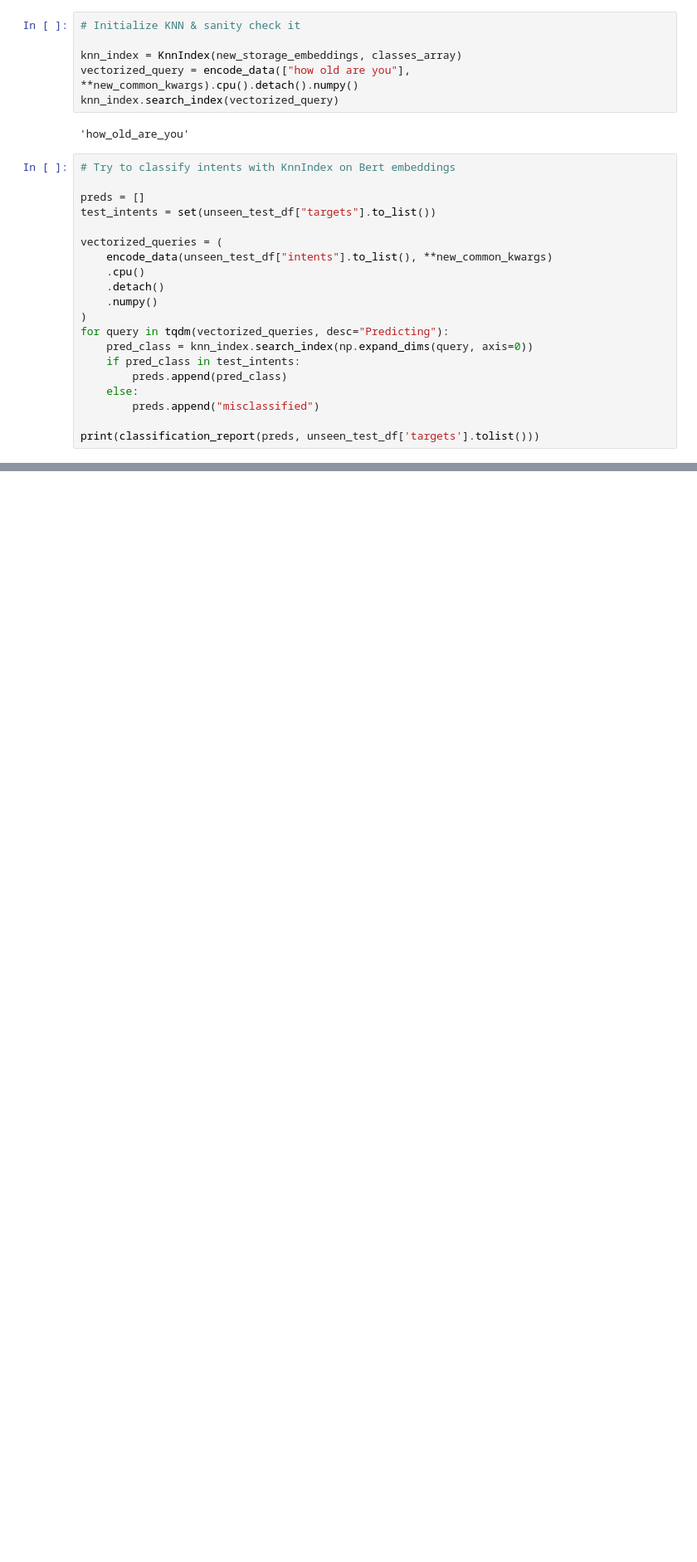
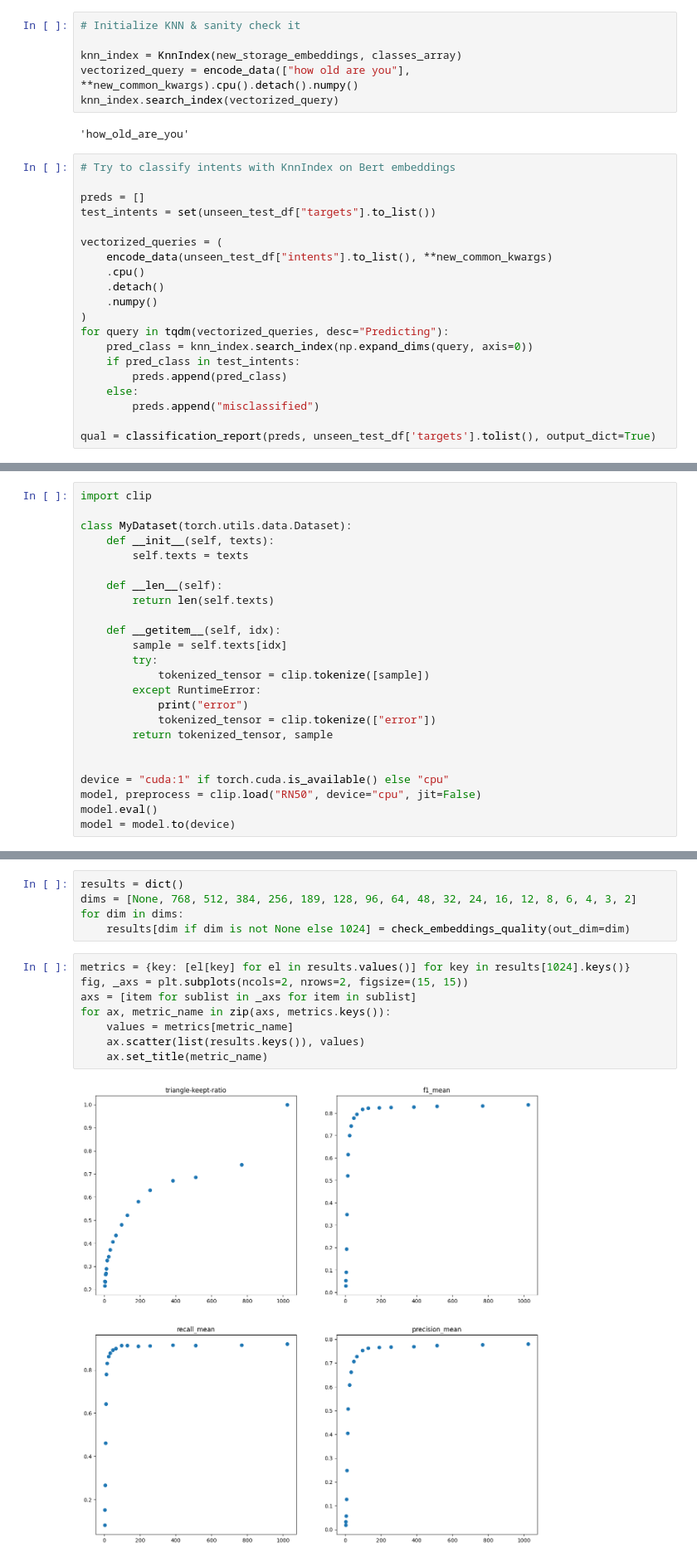
Before and after one commit to runnerup96/metric-learning-in-nlp, a Jupyter notebook: Metric Learning for BERT.ipynb, the cells around one changed output, grey strips where cells are left out. Shown at 83% size. Cells and saved outputs as stored; diff of their text form; blank space fills up the shorter version.

```diff
--- a/Metric Learning for BERT.ipynb
+++ b/Metric Learning for BERT.ipynb
@@ -459,4 +470,4 @@ for query in tqdm(vectorized_queries, desc="Predicting"):
     else:
         preds.append("misclassified")
 
-print(classification_report(preds, unseen_test_df['targets'].tolist()))
+qual = classification_report(preds, unseen_test_df['targets'].tolist(), output_dict=True)
@@ -513,0 +551,24 @@ Wall time: 21.7 s
+# %%
+import clip
+
+class MyDataset(torch.utils.data.Dataset):
+    def __init__(self, texts):
+        self.texts = texts
+
+    def __len__(self):
+        return len(self.texts)
+
+    def __getitem__(self, idx):
+        sample = self.texts[idx]
+        try:
+            tokenized_tensor = clip.tokenize([sample])
+        except RuntimeError:
+            print("error")
+            tokenized_tensor = clip.tokenize(["error"])
+        return tokenized_tensor, sample
+
+
+device = "cuda:1" if torch.cuda.is_available() else "cpu"
+model, preprocess = clip.load("RN50", device="cpu", jit=False)
+model.eval()
+model = model.to(device)
@@ -513,0 +724,15 @@ Wall time: 21.7 s
+# %%
+results = dict()
+dims = [None, 768, 512, 384, 256, 189, 128, 96, 64, 48, 32, 24, 16, 12, 8, 6, 4, 3, 2]
+for dim in dims:
+    results[dim if dim is not None else 1024] = check_embeddings_quality(out_dim=dim)
+# %%
+metrics = {key: [el[key] for el in results.values()] for key in results[1024].keys()}
+fig, _axs = plt.subplots(ncols=2, nrows=2, figsize=(15, 15))
+axs = [item for sublist in _axs for item in sublist]
+for ax, metric_name in zip(axs, metrics.keys()):
+    values = metrics[metric_name]
+    ax.scatter(list(results.keys()), values)
+    ax.set_title(metric_name)
+# %% [output]
+[figure, added]
```
Also changed, not shown: parts of 30 cells of this notebook, 3 other files.
